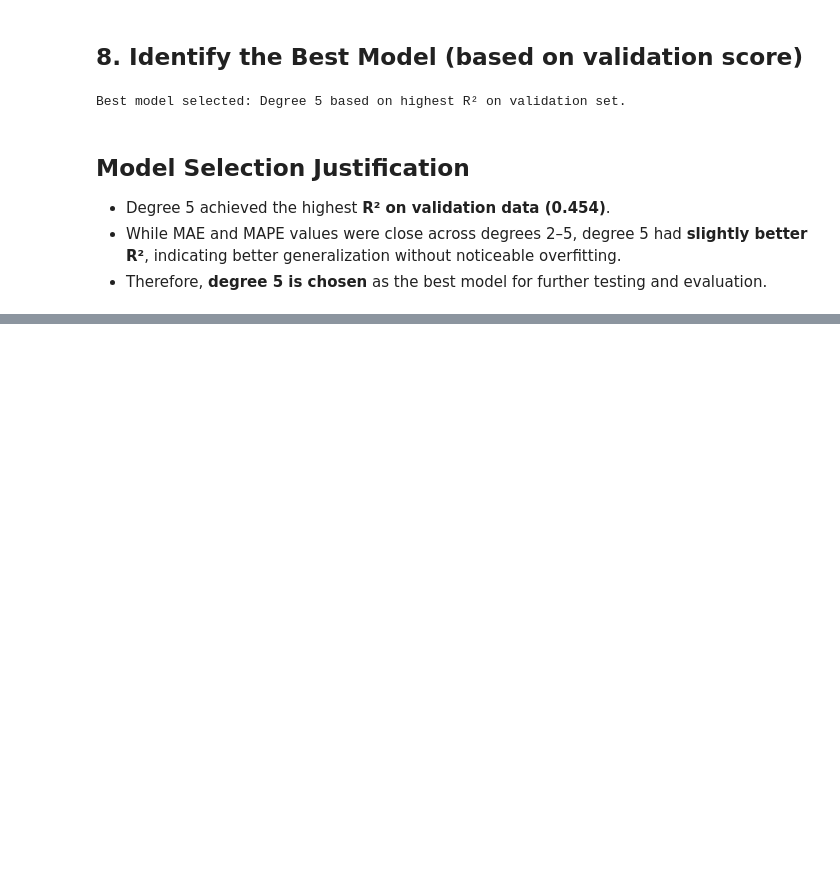
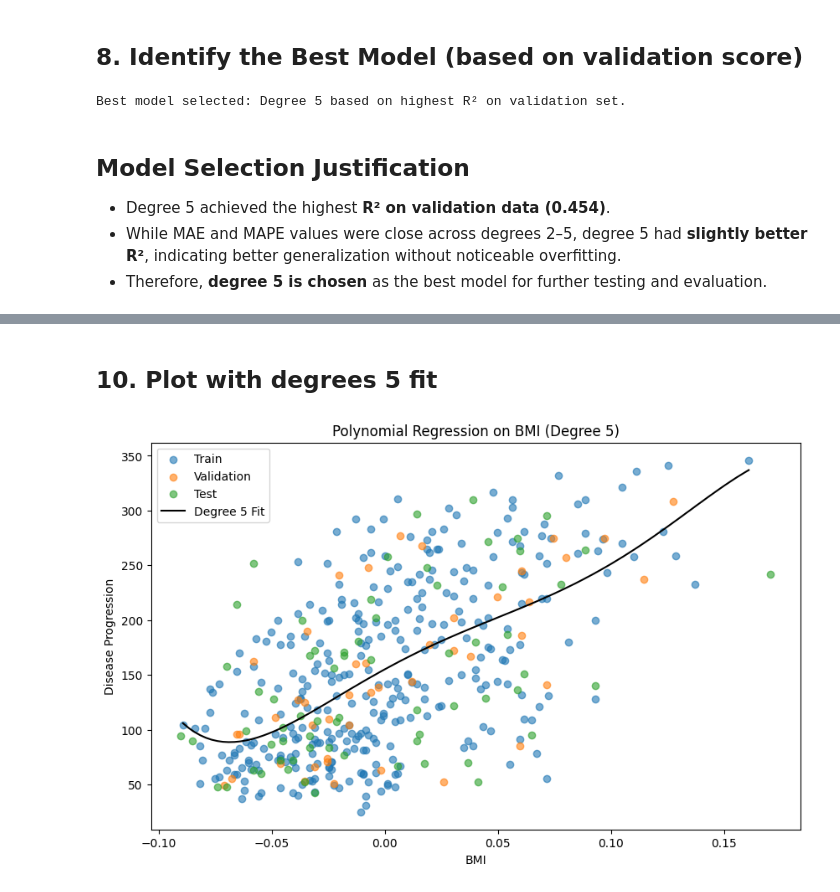
Before and after one commit to Babandeep16/PRACTICALlab02, a Jupyter notebook: PA2.ipynb, the cells around one changed output, grey strips where cells are left out. Cells and saved outputs as stored; diff of their text form; code cells hidden in the pictures; blank space fills up the shorter version.

Commit message:
Completed Part 2: Univariate Polynomial Regression on BMI (Degrees 0–5), selected Degree 5, added evaluation, plots, and conclusion

```diff
--- a/PA2.ipynb
+++ b/PA2.ipynb
@@ -188,0 +191,13 @@ Best model selected: Degree 5 based on highest R² on validation set.
+# %%
+poly_best = PolynomialFeatures(degree=5)
+X_train_poly = poly_best.fit_transform(X_bmi_train)
+X_test_poly = poly_best.transform(X_bmi_test)
+
+model_best = LinearRegression()
+model_best.fit(X_train_poly, y_train)
+
+y_test_pred = model_best.predict(X_test_poly)
+
+print(f"R² Test: {r2_score(y_test, y_test_pred):.3f}")
+print(f"MAE Test: {mean_absolute_error(y_test, y_test_pred):.2f}")
+print(f"MAPE Test: {mean_absolute_percentage_error(y_test, y_test_pred) * 100:.2f}%")
@@ -188,0 +215,19 @@ Best model selected: Degree 5 based on highest R² on validation set.
+# %% [markdown]
+## 10. Plot with degrees 5 fit
+# %%
+x_range = np.linspace(X_bmi_train.min(), X_bmi_train.max(), 100).reshape(-1, 1)
+x_range_poly = poly_best.transform(x_range)
+y_pred_range = model_best.predict(x_range_poly)
+
+plt.figure(figsize=(10, 6))
+plt.scatter(X_bmi_train, y_train, label="Train", alpha=0.6)
+plt.scatter(X_bmi_val, y_val, label="Validation", alpha=0.6)
+plt.scatter(X_bmi_test, y_test, label="Test", alpha=0.6)
+plt.plot(x_range, y_pred_range, color="black", label="Degree 5 Fit")
+plt.title("Polynomial Regression on BMI (Degree 5)")
+plt.xlabel("BMI")
+plt.ylabel("Disease Progression")
+plt.legend()
+plt.show()
+# %% [output]
+[figure, added]
```
Also changed, not shown: parts of 14 cells of this notebook.
